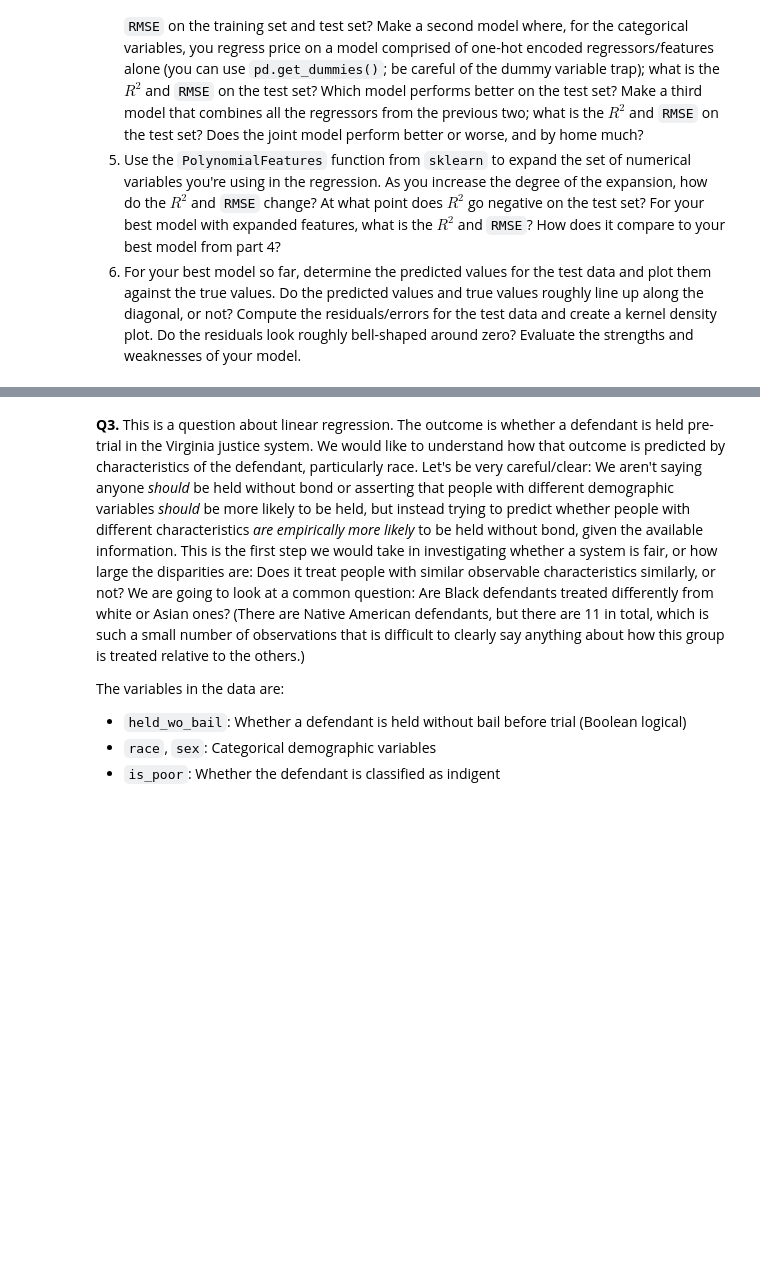
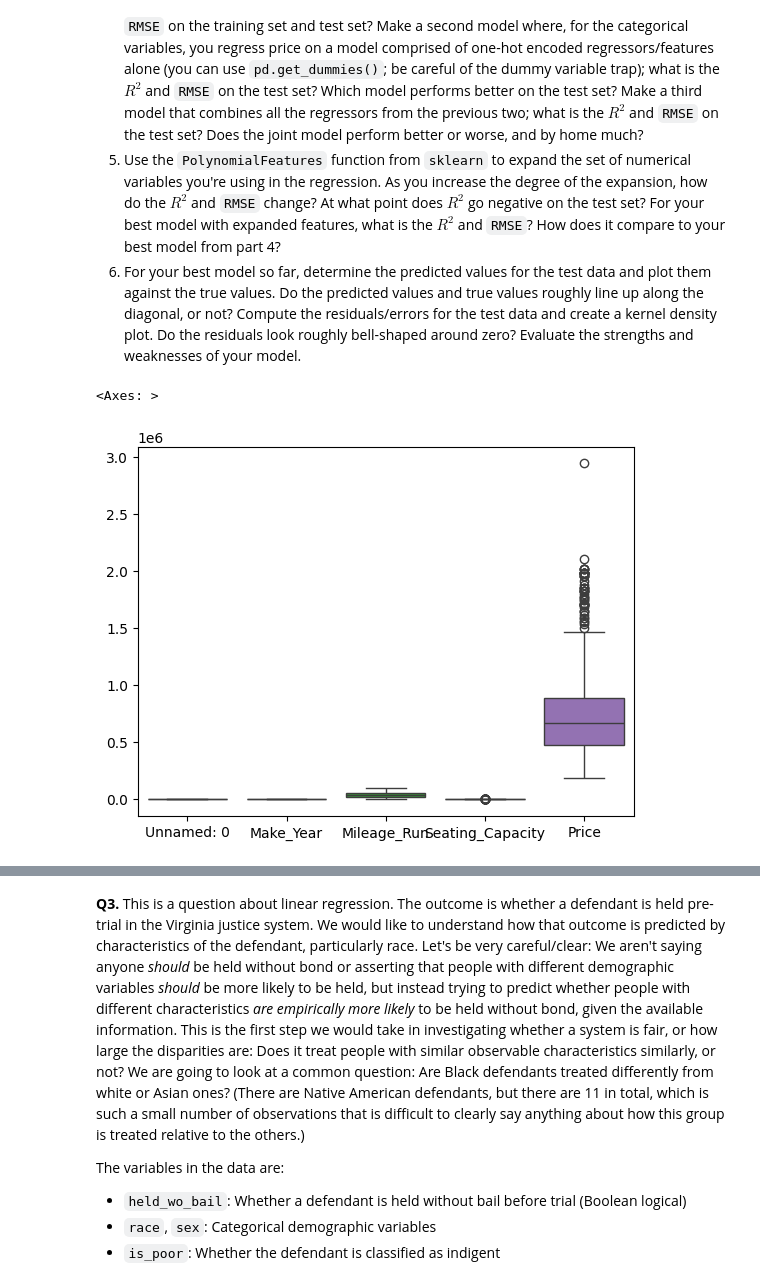
Before and after one commit to annacfisher/linearRegression, a Jupyter notebook: assignment.ipynb, the cells around one changed output, grey strips where cells are left out. Saved outputs shown, nothing was run; the diff lists cells and outputs as text; code cells hidden in the pictures; blank space fills up the shorter version.

```diff
--- a/assignment.ipynb
+++ b/assignment.ipynb
@@ -241,3 +241,13 @@ print(expensive)
   4. Make a model where you regress price on the numeric variables alone; what is the $R^2$ and `RMSE` on the training set and test set? Make a second model where, for the categorical variables, you regress price on a model comprised of one-hot encoded regressors/features alone (you can use `pd.get_dummies()`; be careful of the dummy variable trap); what is the $R^2$ and `RMSE` on the test set? Which model performs better on the test set? Make a third model that combines all the regressors from the previous two; what is the $R^2$ and `RMSE` on the test set? Does the joint model perform better or worse, and by home much?
   5. Use the `PolynomialFeatures` function from `sklearn` to expand the set of numerical variables you're using in the regression. As you increase the degree of the expansion, how do the $R^2$ and `RMSE` change? At what point does $R^2$ go negative on the test set? For your best model with expanded features, what is the $R^2$ and `RMSE`? How does it compare to your best model from part 4?
   6. For your best model so far, determine the predicted values for the test data and plot them against the true values. Do the predicted values and true values roughly line up along the diagonal, or not? Compute the residuals/errors for the test data and create a kernel density plot. Do the residuals look roughly bell-shaped around zero? Evaluate the strengths and weaknesses of your model.
+# %%
+# load data set
+
+df = pd.read_csv("/content/linearRegression/data/cars_hw.csv")
+# %%
+sns.boxplot(data = df) #nasty
+# everything but price looks pretty good
+# %% [output]
+<Axes: >
+[figure, added]
```
Also changed, not shown: parts of 10 cells of this notebook.
